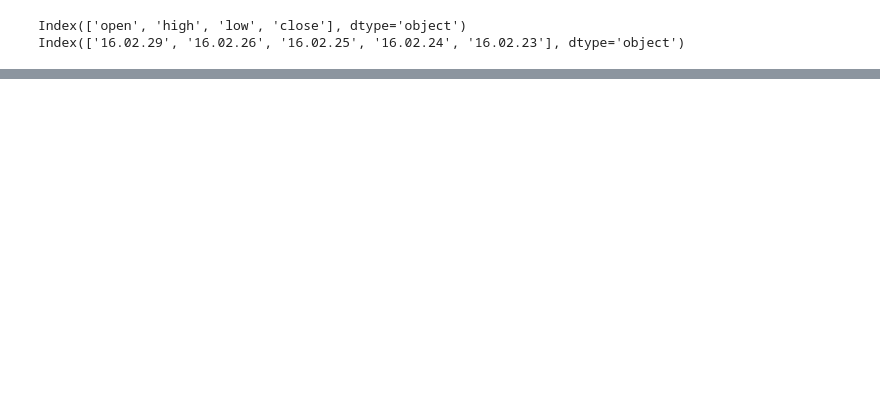
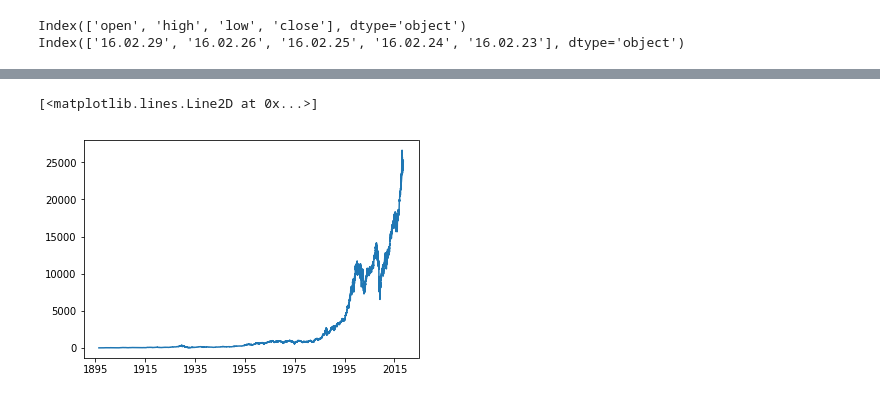
Before and after one commit to gudrb/test, a Jupyter notebook: pandas_re.ipynb, the cells around one changed output, grey strips where cells are left out. Drawn from its saved outputs; the diff is of its cells as text; code cells hidden in the pictures; blank space fills up the shorter version.

```diff
--- a/pandas_re.ipynb
+++ b/pandas_re.ipynb
@@ -70,0 +190,3 @@ Index(['16.02.29', '16.02.26', '16.02.25', '16.02.24', '16.02.23'], dtype='objec
+# %%
+new_gs=gs[gs['Volume']!=0]# the day only it have volume
+#new_gs=gs['Volume]!=0 -> new_gs only include index,volume(!=0)
@@ -70,0 +203,3 @@ Index(['16.02.29', '16.02.26', '16.02.25', '16.02.24', '16.02.23'], dtype='objec
+# %%
+ma5=new_gs['Close'].rolling(window=5).mean() #주가 이동평균
+ma5.tail(10)
@@ -70,0 +219,2 @@ Index(['16.02.29', '16.02.26', '16.02.25', '16.02.24', '16.02.23'], dtype='objec
+# %%
+new_gs.insert(len(new_gs.columns),"MA5",ma5)#place which add column,name of column,data
@@ -70,0 +231,7 @@ Index(['16.02.29', '16.02.26', '16.02.25', '16.02.24', '16.02.23'], dtype='objec
+# %%
+ma20=new_gs['Close'].rolling(window=20).mean()
+ma60=new_gs['Close'].rolling(window=60).mean()
+ma120=new_gs['Close'].rolling(window=120).mean()
+new_gs.insert(len(new_gs.columns),"MA20",ma20)
+new_gs.insert(len(new_gs.columns),"MA60",ma60)
+new_gs.insert(len(new_gs.columns),"MA120",ma120)
@@ -70,0 +257,5 @@ Index(['16.02.29', '16.02.26', '16.02.25', '16.02.24', '16.02.23'], dtype='objec
+# %%
+plt.plot(new_gs.index,new_gs['Close'],label='Close')#add lable
+# %% [output]
+[<matplotlib.lines.Line2D at 0x...>]
+[figure, added]
```
Also changed, not shown: parts of 22 cells of this notebook.
